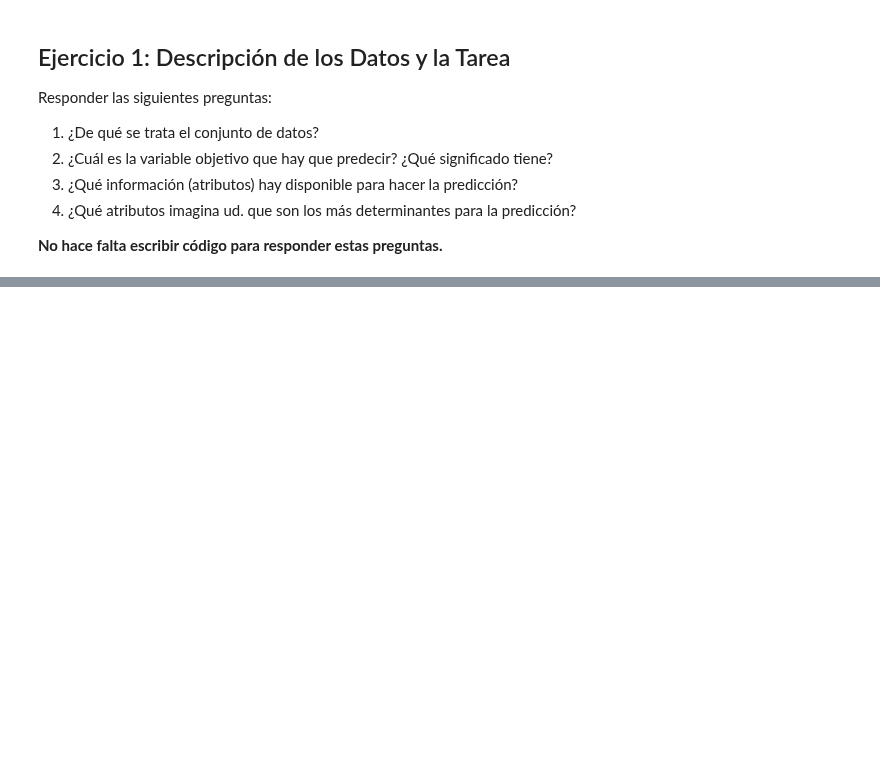
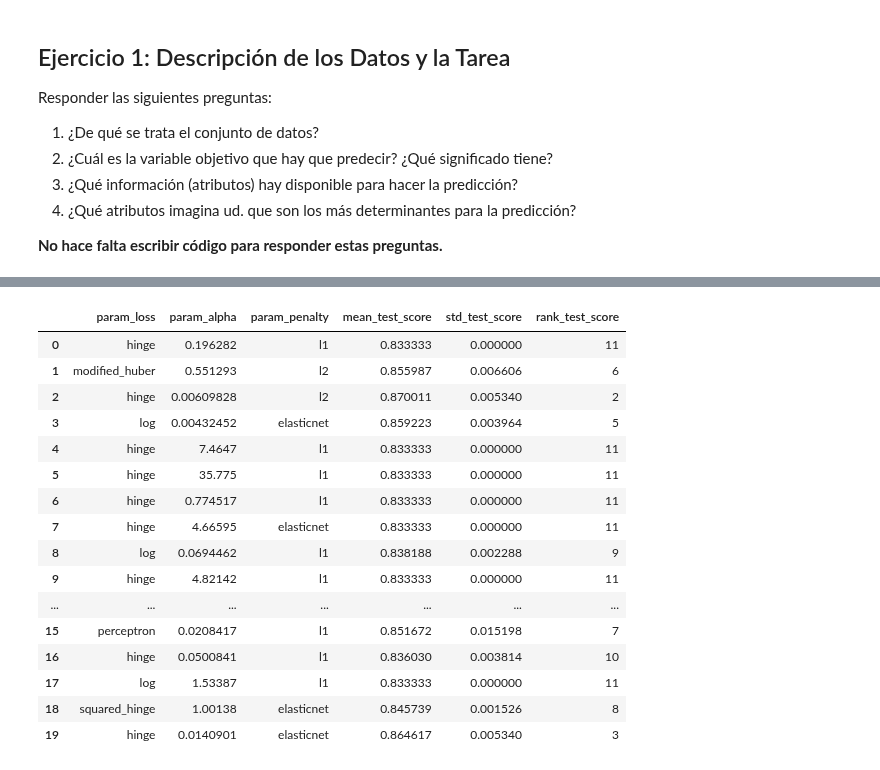
Before and after one commit to eliasexequiel/diplodatos, a Jupyter notebook: 03_introduccion_aprendizaje_automatico/lab_2_wolfmann.ipynb, the cells around one changed output, grey strips where cells are left out. Drawn from its saved outputs; the diff is of its cells as text; code cells hidden in the pictures; blank space fills up the shorter version.

```diff
--- a/03_introduccion_aprendizaje_automatico/lab_2_wolfmann.ipynb
+++ b/03_introduccion_aprendizaje_automatico/lab_2_wolfmann.ipynb
@@ -25,0 +222,37 @@ Responder las siguientes preguntas:
+# %%
+param_grid = {
+    'loss': [ 'hinge', 'log', 'modified_huber', 'squared_hinge', 'perceptron'],
+    #'learning_rate': ['optimal','constant','invscaling','adaptive']
+    'alpha':loguniform(1e-4, 1e2),
+    'penalty':['l2', 'l1', 'elasticnet']
+}
+# %%
+#tengo que escalar por separado
+scaler=StandardScaler()
+scaler.fit_transform(X)
+model = SGDClassifier(random_state=123)
+
+cv = RandomizedSearchCV(model, param_grid, n_iter=20, cv=3, random_state=0)
+cv.fit(X, y);#aca no deberia ir X_train e y_train?
+# %%
+results = cv.cv_results_
+df = pd.DataFrame(results)
+df[['param_loss', 'param_alpha','param_penalty', 'mean_test_score', 'std_test_score', 'rank_test_score']]
+# %% [output]
+|  | param_loss | param_alpha | param_penalty | mean_test_score | std_test_score | rank_test_score |
+| 0 | hinge | 0.196282 | l1 | 0.833333 | 0.000000 | 11 |
+| 1 | modified_huber | 0.551293 | l2 | 0.855987 | 0.006606 | 6 |
+| 2 | hinge | 0.00609828 | l2 | 0.870011 | 0.005340 | 2 |
+| 3 | log | 0.00432452 | elasticnet | 0.859223 | 0.003964 | 5 |
+| 4 | hinge | 7.4647 | l1 | 0.833333 | 0.000000 | 11 |
+| 5 | hinge | 35.775 | l1 | 0.833333 | 0.000000 | 11 |
+| 6 | hinge | 0.774517 | l1 | 0.833333 | 0.000000 | 11 |
+| 7 | hinge | 4.66595 | elasticnet | 0.833333 | 0.000000 | 11 |
+| 8 | log | 0.0694462 | l1 | 0.838188 | 0.002288 | 9 |
+| 9 | hinge | 4.82142 | l1 | 0.833333 | 0.000000 | 11 |
+| ... | ... | ... | ... | ... | ... | ... |
+| 15 | perceptron | 0.0208417 | l1 | 0.851672 | 0.015198 | 7 |
+| 16 | hinge | 0.0500841 | l1 | 0.836030 | 0.003814 | 10 |
+| 17 | log | 1.53387 | l1 | 0.833333 | 0.000000 | 11 |
+| 18 | squared_hinge | 1.00138 | elasticnet | 0.845739 | 0.001526 | 8 |
+| 19 | hinge | 0.0140901 | elasticnet | 0.864617 | 0.005340 | 3 |
```
Also changed, not shown: parts of 16 cells of this notebook.
